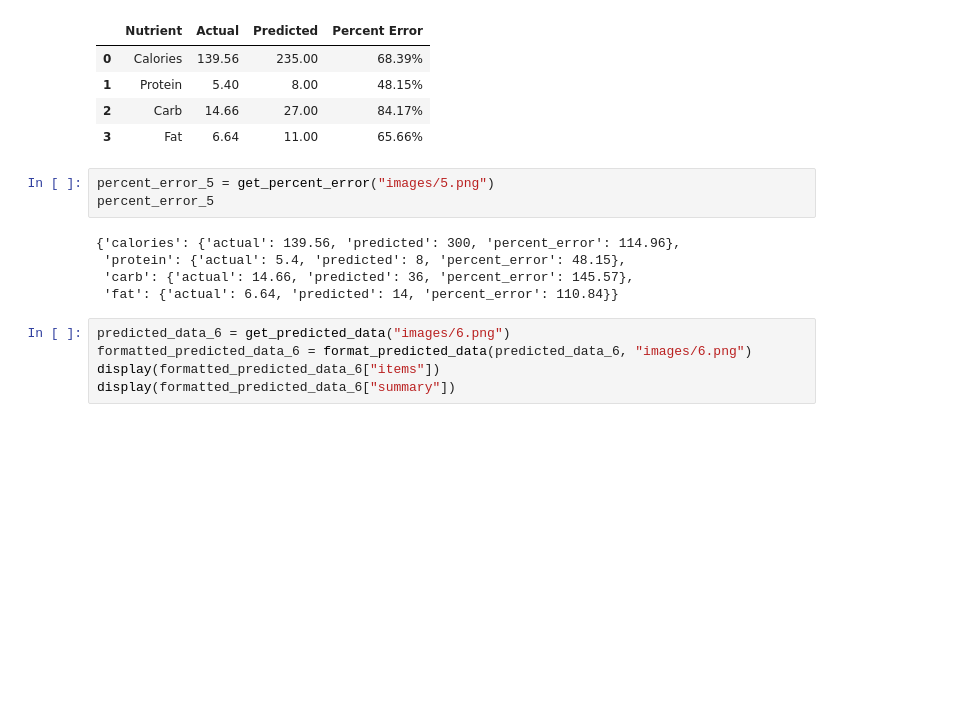
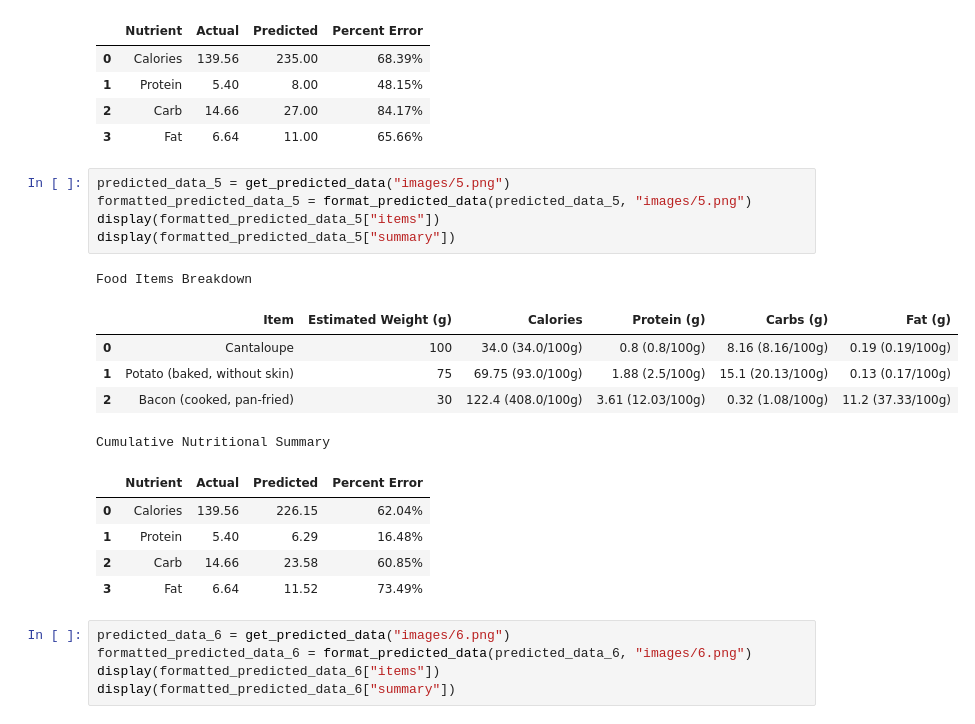
Before and after one commit to pattssun/FitHub, a Jupyter notebook: main.ipynb, the cells around one changed output. Cells and saved outputs as stored; diff of their text form; blank space fills up the shorter version.

```diff
--- a/main.ipynb
+++ b/main.ipynb
@@ -339,14 +273,23 @@ Cumulative Nutritional Summary
 | 1 | Protein | 5.40 | 8.00 | 48.15% |
 | 2 | Carb | 14.66 | 27.00 | 84.17% |
 | 3 | Fat | 6.64 | 11.00 | 65.66% |
-# %%
-percent_error_5 = get_percent_error("images/5.png")
-percent_error_5
-# %% [output]
-{'calories': {'actual': 139.56, 'predicted': 300, 'percent_error': 114.96},
- 'protein': {'actual': 5.4, 'predicted': 8, 'percent_error': 48.15},
- 'carb': {'actual': 14.66, 'predicted': 36, 'percent_error': 145.57},
- 'fat': {'actual': 6.64, 'predicted': 14, 'percent_error': 110.84}}
+# %%
+predicted_data_5 = get_predicted_data("images/5.png")
+formatted_predicted_data_5 = format_predicted_data(predicted_data_5, "images/5.png")
+display(formatted_predicted_data_5["items"])
+display(formatted_predicted_data_5["summary"])
+# %% [output]
+Food Items Breakdown
+|  | Item | Estimated Weight (g) | Calories | Protein (g) | Carbs (g) | Fat (g) |
+| 0 | Cantaloupe | 100 | 34.0 (34.0/100g) | 0.8 (0.8/100g) | 8.16 (8.16/100g) | 0.19 (0.19/100g) |
+| 1 | Potato (baked, without skin) | 75 | 69.75 (93.0/100g) | 1.88 (2.5/100g) | 15.1 (20.13/100g) | 0.13 (0.17/100g) |
+| 2 | Bacon (cooked, pan-fried) | 30 | 122.4 (408.0/100g) | 3.61 (12.03/100g) | 0.32 (1.08/100g) | 11.2 (37.33/100g) |
+Cumulative Nutritional Summary
+|  | Nutrient | Actual | Predicted | Percent Error |
+| 0 | Calories | 139.56 | 226.15 | 62.04% |
+| 1 | Protein | 5.40 | 6.29 | 16.48% |
+| 2 | Carb | 14.66 | 23.58 | 60.85% |
+| 3 | Fat | 6.64 | 11.52 | 73.49% |
 # %%
 predicted_data_6 = get_predicted_data("images/6.png")
 formatted_predicted_data_6 = format_predicted_data(predicted_data_6, "images/6.png")
```
Also changed, not shown: parts of 22 cells of this notebook, 1 other file.
